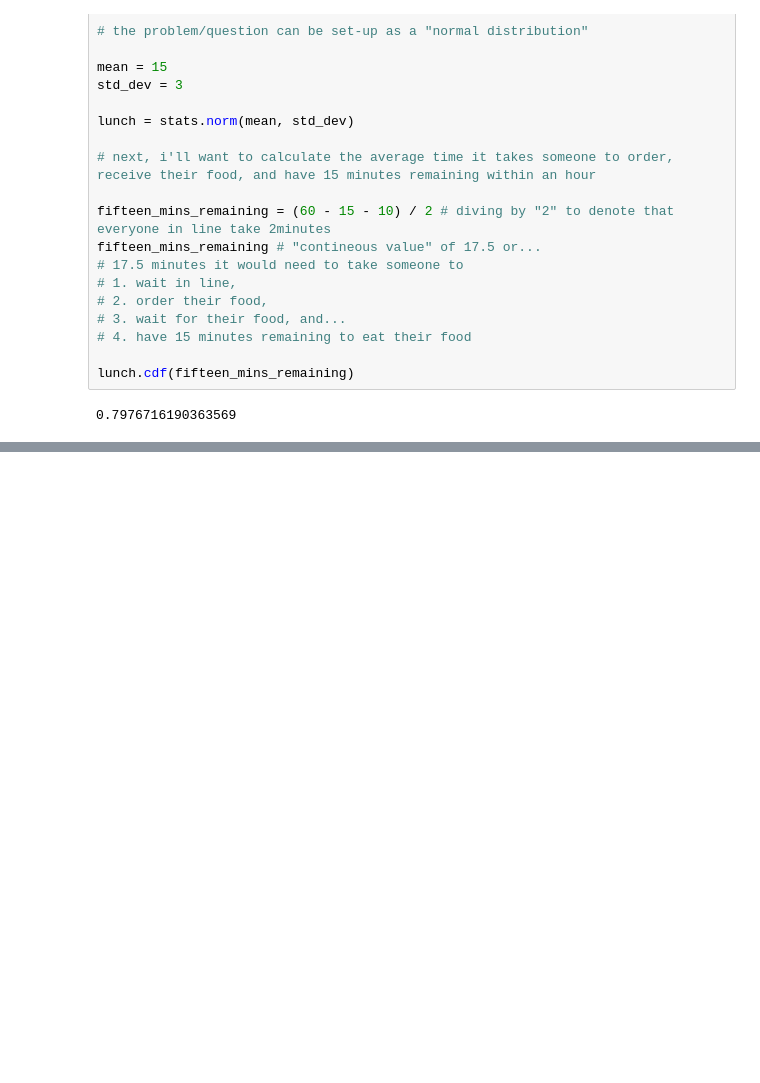
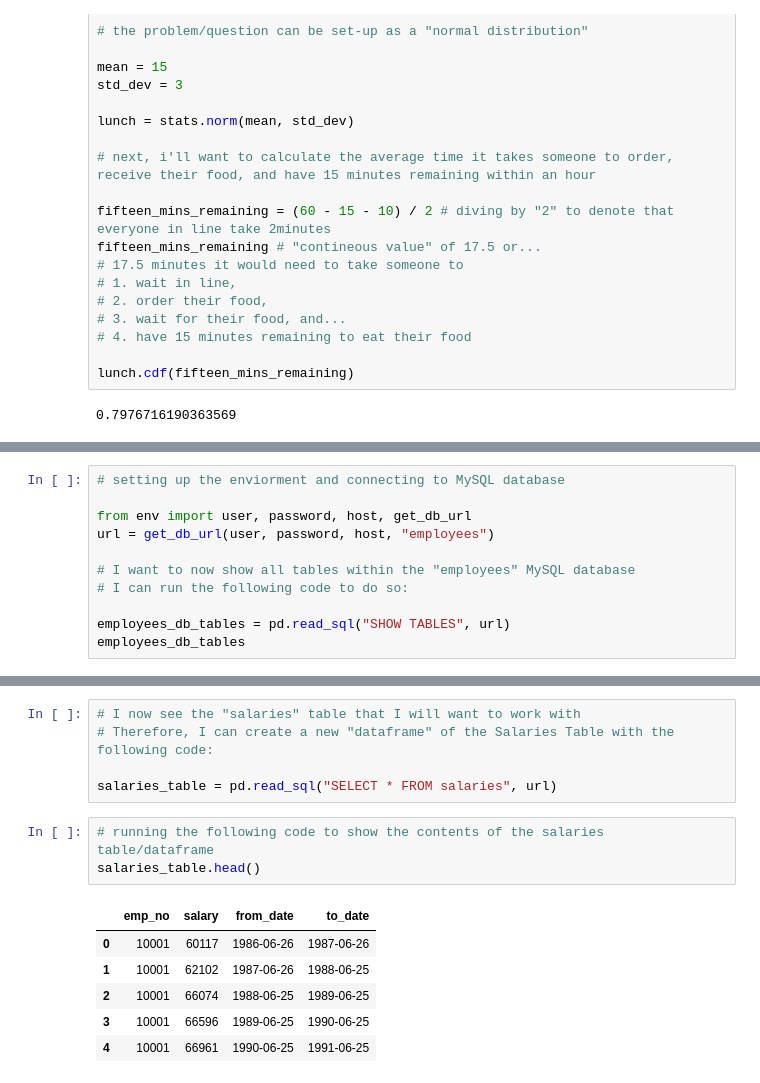
Before and after one commit to mijailmariano/statistics-exercises, a Jupyter notebook: probability_distributions.ipynb, the cells around one changed output, grey strips where cells are left out. Cells and saved outputs as stored; diff of their text form; blank space fills up the shorter version.

```diff
--- a/probability_distributions.ipynb
+++ b/probability_distributions.ipynb
@@ -307,0 +314,11 @@ lunch.cdf(fifteen_mins_remaining)
+# %%
+# setting up the enviorment and connecting to MySQL database
+
+from env import user, password, host, get_db_url
+url = get_db_url(user, password, host, "employees")
+
+# I want to now show all tables within the "employees" MySQL database
+# I can run the following code to do so:
+
+employees_db_tables = pd.read_sql("SHOW TABLES", url)
+employees_db_tables
@@ -307,0 +333,15 @@ lunch.cdf(fifteen_mins_remaining)
+# %%
+# I now see the "salaries" table that I will want to work with
+# Therefore, I can create a new "dataframe" of the Salaries Table with the following code:
+
+salaries_table = pd.read_sql("SELECT * FROM salaries", url)
+# %%
+# running the following code to show the contents of the salaries table/dataframe
+salaries_table.head()
+# %% [output]
+|  | emp_no | salary | from_date | to_date |
+| 0 | 10001 | 60117 | 1986-06-26 | 1987-06-26 |
+| 1 | 10001 | 62102 | 1987-06-26 | 1988-06-25 |
+| 2 | 10001 | 66074 | 1988-06-25 | 1989-06-25 |
+| 3 | 10001 | 66596 | 1989-06-25 | 1990-06-25 |
+| 4 | 10001 | 66961 | 1990-06-25 | 1991-06-25 |
```
Also changed, not shown: parts of 15 cells of this notebook.
